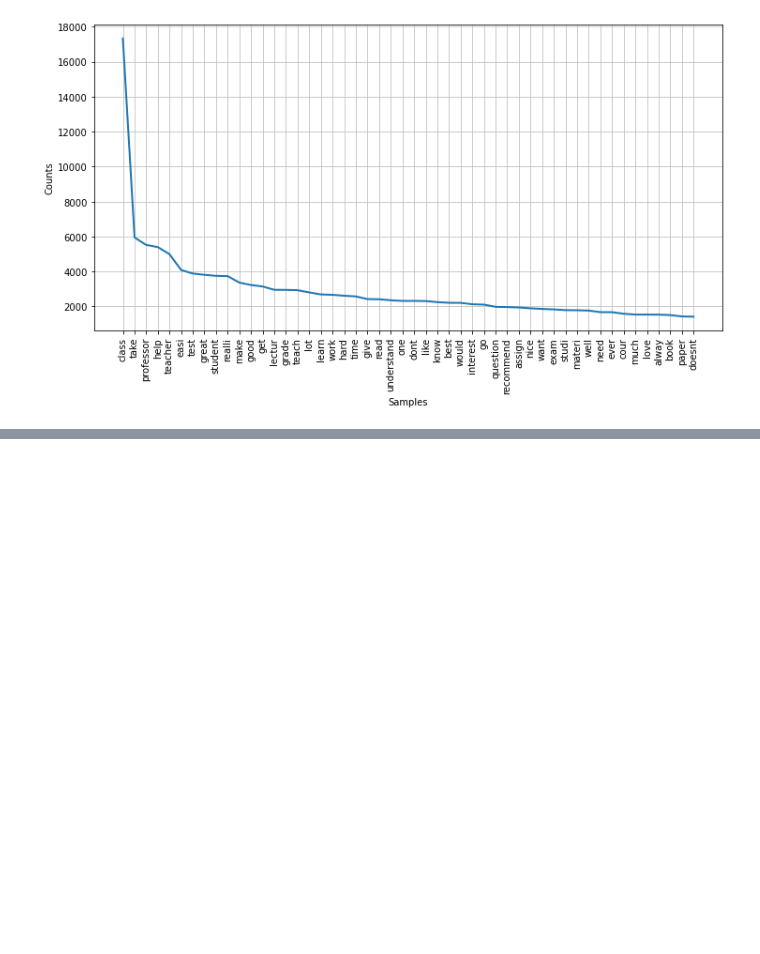
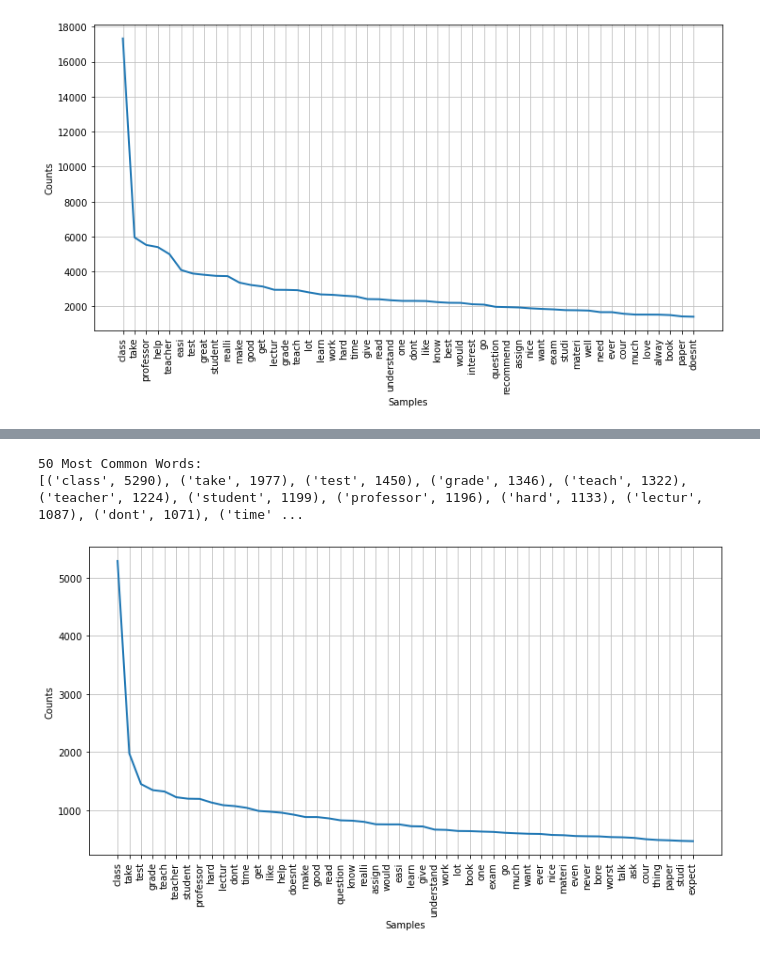
Before and after one commit to eboyer221/CS39AA-NLP-Project, a Jupyter notebook: project_part1.ipynb, the cells around one changed output, grey strips where cells are left out. Drawn from its saved outputs; the diff is of its cells as text; code cells hidden in the pictures; blank space fills up the shorter version.

```diff
--- a/project_part1.ipynb
+++ b/project_part1.ipynb
@@ -297,0 +322,19 @@ plt.show()
+# %%
+# Tokenize all comments into a single list of words
+all_words_for_low_ratings = [word.lower() for comment in df_low_ratings[column_to_clean] for word in word_tokenize(comment)]
+
+# Create a frequency distribution
+fdist_low = FreqDist(all_words_for_low_ratings)
+
+# Display the 50 most common words
+print("50 Most Common Words:")
+print(fdist_low.most_common(50))
+
+# Plot the frequency distribution
+plt.figure(figsize=(12, 6))
+fdist_low.plot(50, cumulative=False)
+plt.show()
+# %% [output]
+50 Most Common Words:
+[('class', 5290), ('take', 1977), ('test', 1450), ('grade', 1346), ('teach', 1322), ('teacher', 1224), ('student', 1199), ('professor', 1196), ('hard', 1133), ('lectur', 1087), ('dont', 1071), ('time' ...
+[figure, added]
```
Also changed, not shown: parts of 3 cells of this notebook.
